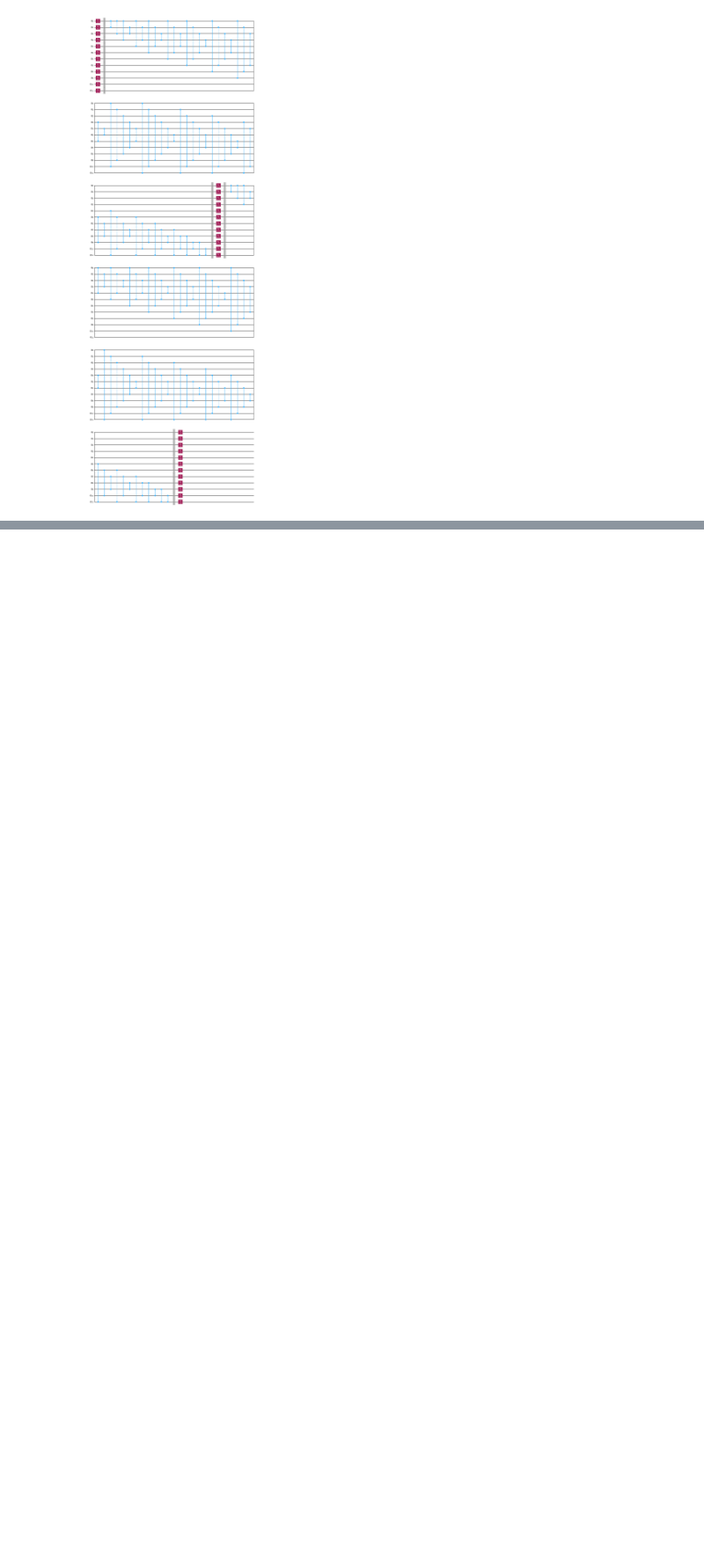
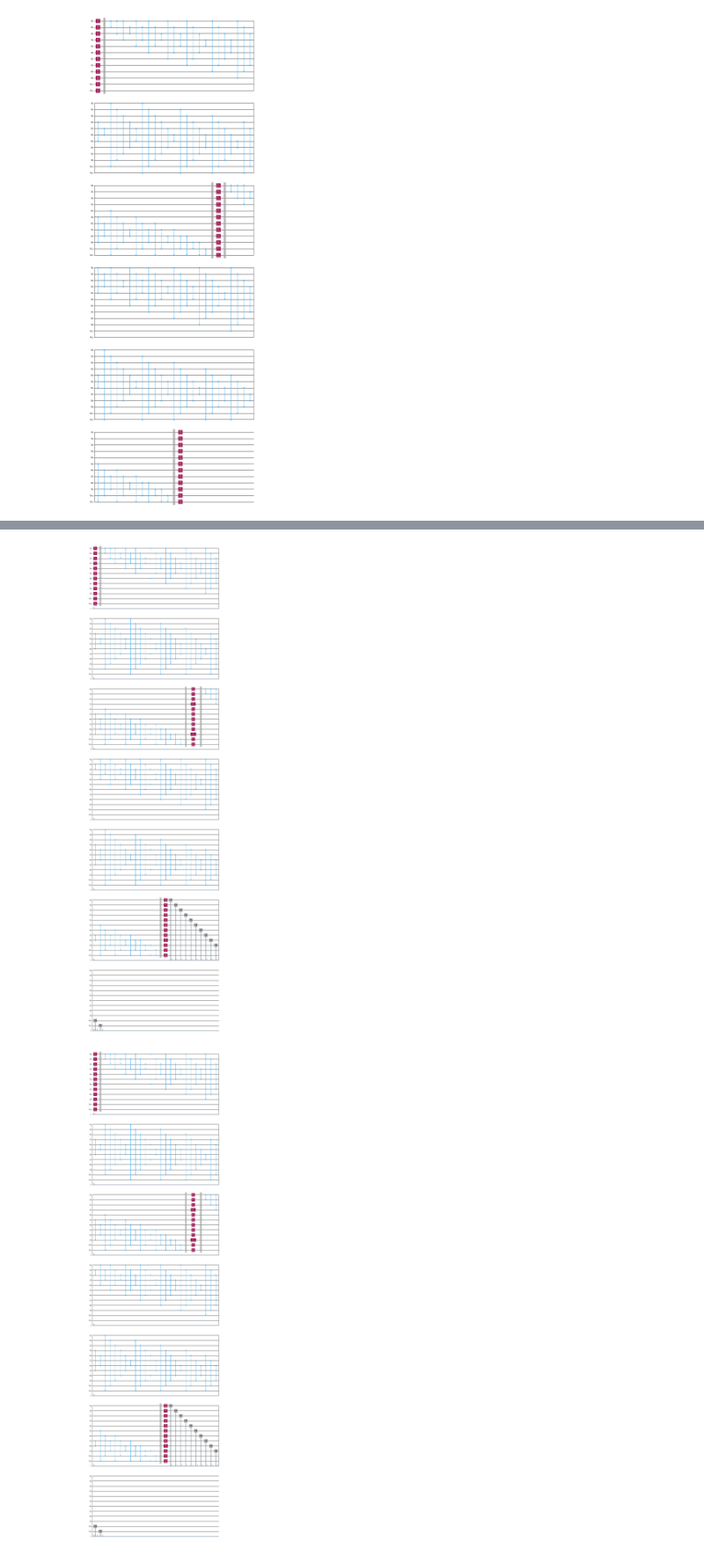
Before and after one commit to Gabrielkrzyzanowski/Quantum_Research, a Jupyter notebook: TSP/VQE_TSP.ipynb, the cells around one changed output, grey strips where cells are left out. Shown at 88% size. Cells and saved outputs as stored; diff of their text form; code cells hidden in the pictures; blank space fills up the shorter version.

```diff
--- a/TSP/VQE_TSP.ipynb
+++ b/TSP/VQE_TSP.ipynb
@@ -108,5 +105,7 @@ ansatz.decompose().draw(output='mpl')
 seed = 1000
 initial=[random.uniform(0, 2*np.pi) for i in range(36)]
 opt = SLSQP(maxiter=1000)
-#qi = sampler(Aer.get_backend('statevector_simulator'), shots=8000, seed_transpiler=seed, seed_simulator=seed)
-#vqe = VQE(ansatz, optimizer=opt , quantum_instance=qi, initial_point=initial)
+estimator=Estimator()
+vqe = VQE(estimator, ansatz, optimizer=opt , initial_point=initial)
+result_TspHam= vqe.compute_minimum_eigenvalue(TspHam2)
+print(result_TspHam)
@@ -112,0 +130,11 @@ opt = SLSQP(maxiter=1000)
+# %%
+op=result_TspHam.optimal_point
+
+qc=QuantumCircuit(num_qubits,num_qubits)
+qc=qc.compose(ansatz.assign_parameters(op))
+
+qc.measure(range(num_qubits),range(num_qubits))
+qc.decompose().draw("mpl", style="iqx")
+# %% [output]
+[figure, added]
+[figure, added]
```
Also changed, not shown: parts of 5 cells of this notebook, 1 other file.
